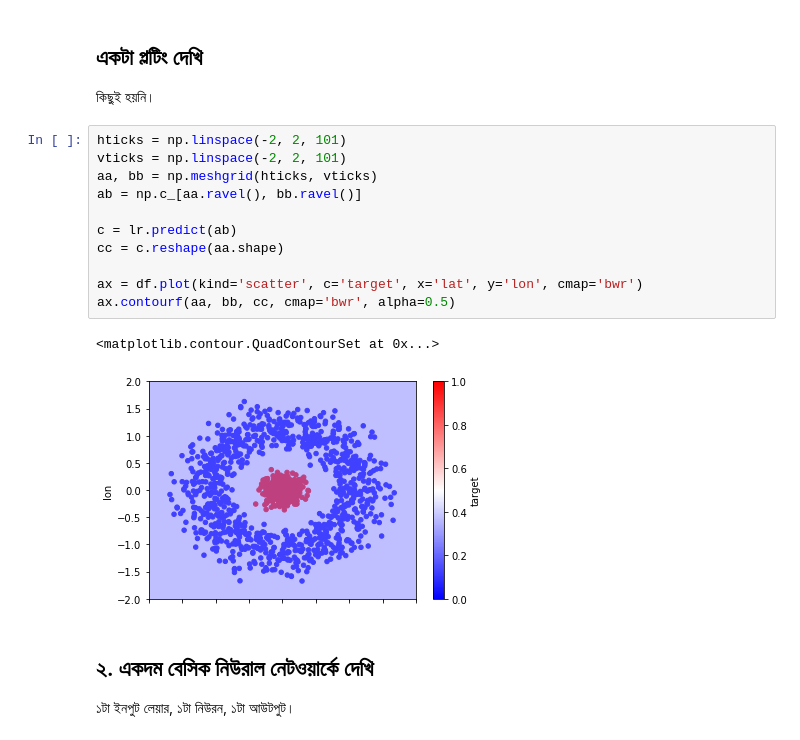
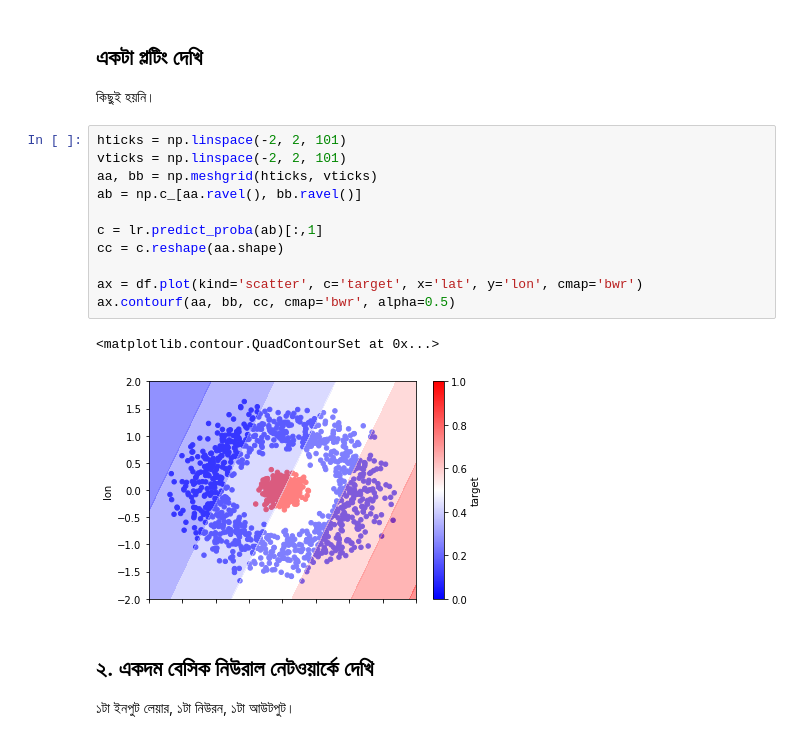
Before and after one commit to raqueeb/TensorFlow2, a Jupyter notebook: feature_crosses.ipynb, the cells around one changed output. Saved outputs shown, nothing was run; the diff lists cells and outputs as text.

```diff
--- a/feature_crosses.ipynb
+++ b/feature_crosses.ipynb
@@ -171,17 +171,17 @@ LogisticRegression(C=1.0, class_weight=None, dual=False, fit_intercept=True,
 # %%
 hticks = np.linspace(-2, 2, 101)
 vticks = np.linspace(-2, 2, 101)
 aa, bb = np.meshgrid(hticks, vticks)
 ab = np.c_[aa.ravel(), bb.ravel()]
 
-c = lr.predict(ab)
+c = lr.predict_proba(ab)[:,1]
 cc = c.reshape(aa.shape)
 
 ax = df.plot(kind='scatter', c='target', x='lat', y='lon', cmap='bwr')
 ax.contourf(aa, bb, cc, cmap='bwr', alpha=0.5)
 # %% [output]
 <matplotlib.contour.QuadContourSet at 0x...>
-[figure, old version]
+[figure, new version]
 # %% [markdown]
 ## ২. একদম বেসিক নিউরাল নেটওয়ার্কে দেখি
 ১টা ইনপুট লেয়ার, ১টা নিউরন, ১টা আউটপুট।
```
Also changed, not shown: parts of 7 cells of this notebook.
